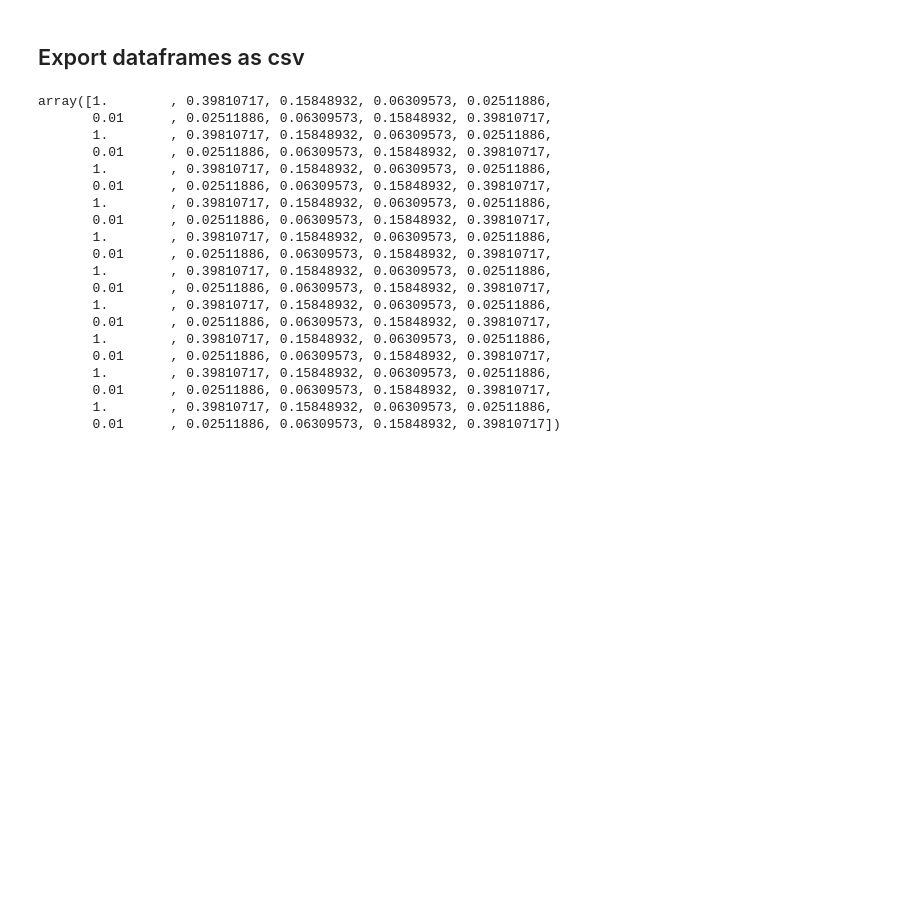
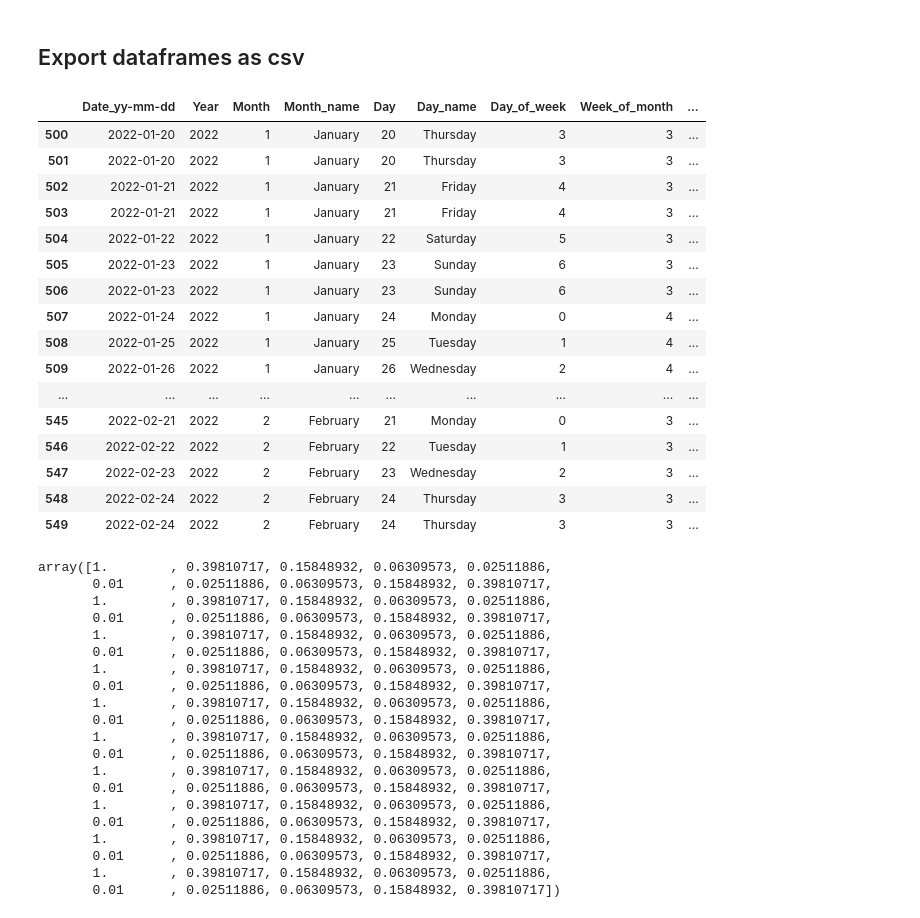
Before and after one commit to DerrickDDInAI/coding-art, a Jupyter notebook: core/models_3d/data_visualization/sports/all_activities/explore&preprocess_garmin_data.ipynb, the cells around one changed output. Drawn from its saved outputs; the diff is of its cells as text; code cells hidden in the pictures; blank space fills up the shorter version.

Commit message:
blender sport activities

```diff
--- a/core/models_3d/data_visualization/sports/all_activities/explore&preprocess_garmin_data.ipynb
+++ b/core/models_3d/data_visualization/sports/all_activities/explore&preprocess_garmin_data.ipynb
@@ -75,7 +75,7 @@ def normalize_between_range(xs, a, b):
 ## Read data
 # %%
 # set csv path
-df_path = Path("assets/data/garmin_data/Activities_20210304_20220818.csv")
+df_path = Path("assets/data/garmin_data/Activities_20210304_20221027.csv")
 
 # read csv into dataframe
 df = pd.read_csv(df_path, parse_dates=True)
@@ -95,7 +103,10 @@ selected_cols = [
     "Distance",
     "Calories",	"Time", "Avg HR", "Max HR", "Aerobic TE", "Avg Run Cadence",
     "Max Run Cadence", "Avg Speed", "Max Speed", "Total Ascent", "Total Descent", "Avg Stride Length",
-    "Best Lap Time", "Number of Laps", "Max Temp", "Moving Time", "Elapsed Time", "Min Elevation", "Max Elevation"
+    # "Best Lap Time",
+    "Number of Laps", "Max Temp",
+    # "Moving Time", "Elapsed Time",
+    "Min Elevation", "Max Elevation"
     ]
 
 df = df[selected_cols]
@@ -108,12 +119,18 @@ ideas:
 # convert concerned cols to date & duration time
 # df['Date'] = pd.to_datetime(pd.to_datetime(df['Date']).dt.date)
 df['Date'] = pd.to_datetime(df.loc[:, 'Date'])
+print("Date converted")
 df["Date_yy-mm-dd"] = pd.to_datetime(df.loc[:, 'Date']).dt.date
+print("Date_yy-mm-dd converted")
 df['Time'] = convert_strings_to_duration(df.loc[:, 'Time'])
-df['Elapsed Time'] = convert_strings_to_duration(df.loc[:, 'Elapsed Time'])
-df['Best Lap Time'] = df.loc[:, 'Best Lap Time'].apply(lambda x: f"00:{x}" if x.count(":") == 1 else x) # need to add hh:
-df['Best Lap Time'] = pd.to_timedelta(df.loc[:, 'Best Lap Time'])
-df['Moving Time'] = convert_strings_to_duration(df.loc[:, 'Moving Time'])
+print("Time converted")
+# df['Elapsed Time'] = convert_strings_to_duration(df.loc[:, 'Elapsed Time'])
+# print("Elapsed Time converted")
+# df['Best Lap Time'] = df.loc[:, 'Best Lap Time'].apply(lambda x: f"00:{x}" if x.count(":") == 1 else x) # need to add hh:
+# df['Best Lap Time'] = pd.to_timedelta(df.loc[:, 'Best Lap Time'])
+# print("Best Lap Time converted")
+# df['Moving Time'] = convert_strings_to_duration(df.loc[:, 'Moving Time'])
+# print("Moving Time converted")
 
 # convert durations cols to number of minutes
 duration_cols = df.select_dtypes(include=["timedelta64[ns]"]).columns
@@ -379,6 +400,26 @@ grouped_df.to_csv(out_csv_path, index=False)
 # set output csv path
 out_csv_path = df_path.parent / f"{df_path.stem}_cleaned_grouped_all_days.csv"
 everyday_grouped_df.to_csv(out_csv_path, index=False)
+# %%
+everyday_grouped_df.iloc[500:550]
+# %% [output]
+|  | Date_yy-mm-dd | Year | Month | Month_name | Day | Day_name | Day_of_week | Week_of_month | ... |
+| 500 | 2022-01-20 | 2022 | 1 | January | 20 | Thursday | 3 | 3 | ... |
+| 501 | 2022-01-20 | 2022 | 1 | January | 20 | Thursday | 3 | 3 | ... |
+| 502 | 2022-01-21 | 2022 | 1 | January | 21 | Friday | 4 | 3 | ... |
+| 503 | 2022-01-21 | 2022 | 1 | January | 21 | Friday | 4 | 3 | ... |
+| 504 | 2022-01-22 | 2022 | 1 | January | 22 | Saturday | 5 | 3 | ... |
+| 505 | 2022-01-23 | 2022 | 1 | January | 23 | Sunday | 6 | 3 | ... |
+| 506 | 2022-01-23 | 2022 | 1 | January | 23 | Sunday | 6 | 3 | ... |
+| 507 | 2022-01-24 | 2022 | 1 | January | 24 | Monday | 0 | 4 | ... |
+| 508 | 2022-01-25 | 2022 | 1 | January | 25 | Tuesday | 1 | 4 | ... |
+| 509 | 2022-01-26 | 2022 | 1 | January | 26 | Wednesday | 2 | 4 | ... |
+| ... | ... | ... | ... | ... | ... | ... | ... | ... | ... |
+| 545 | 2022-02-21 | 2022 | 2 | February | 21 | Monday | 0 | 3 | ... |
+| 546 | 2022-02-22 | 2022 | 2 | February | 22 | Tuesday | 1 | 3 | ... |
+| 547 | 2022-02-23 | 2022 | 2 | February | 23 | Wednesday | 2 | 3 | ... |
+| 548 | 2022-02-24 | 2022 | 2 | February | 24 | Thursday | 3 | 3 | ... |
+| 549 | 2022-02-24 | 2022 | 2 | February | 24 | Thursday | 3 | 3 | ... |
 # %%
 everyday_grouped_df[(everyday_grouped_df["Year"] == 2021) & (everyday_grouped_df["Month"] == 7)]
 # %%
```
Also changed, not shown: parts of 6 cells of this notebook, 3 other files.
